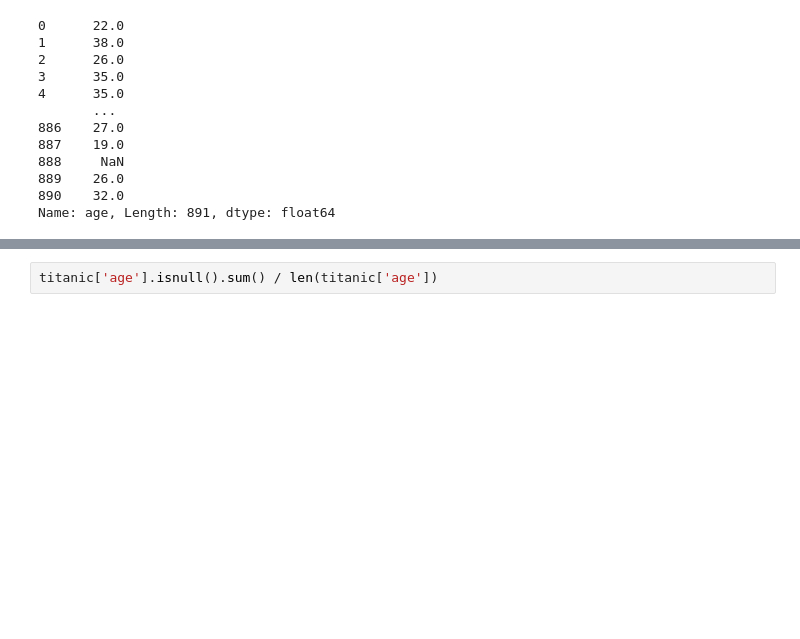
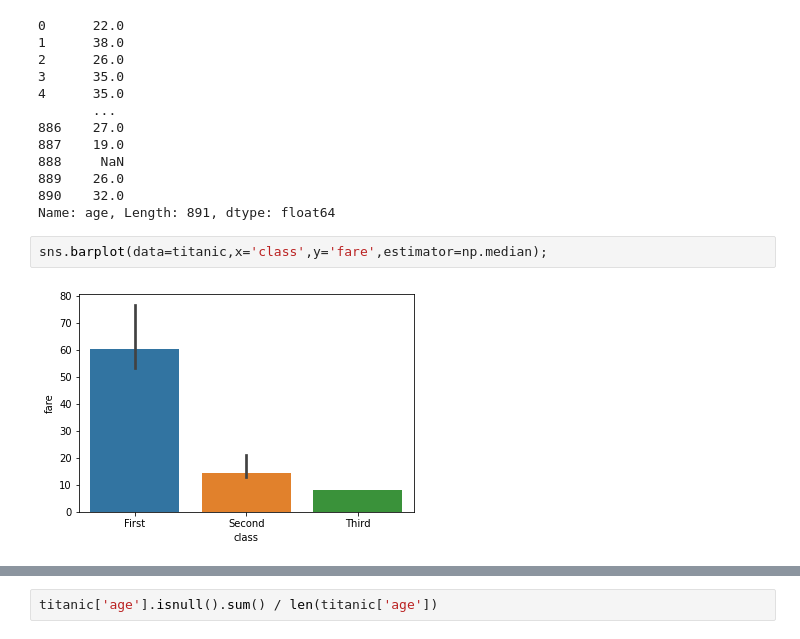
Before and after one commit to honghanhh/mci_python_36a1_l2, a Jupyter notebook: Lectures/lecture2_3/Lecture_03_inclass.ipynb, the cells around one changed output, grey strips where cells are left out. Cells and saved outputs as stored; diff of their text form; blank space fills up the shorter version.

```diff
--- a/Lectures/lecture2_3/Lecture_03_inclass.ipynb
+++ b/Lectures/lecture2_3/Lecture_03_inclass.ipynb
@@ -295,3 +302,7 @@ titanic['age']
 889    26.0
 890    32.0
 Name: age, Length: 891, dtype: float64
+# %%
+sns.barplot(data=titanic,x='class',y='fare',estimator=np.median);
+# %% [output]
+[figure, added]
```
Also changed, not shown: parts of 3 cells of this notebook, 2 other files.
